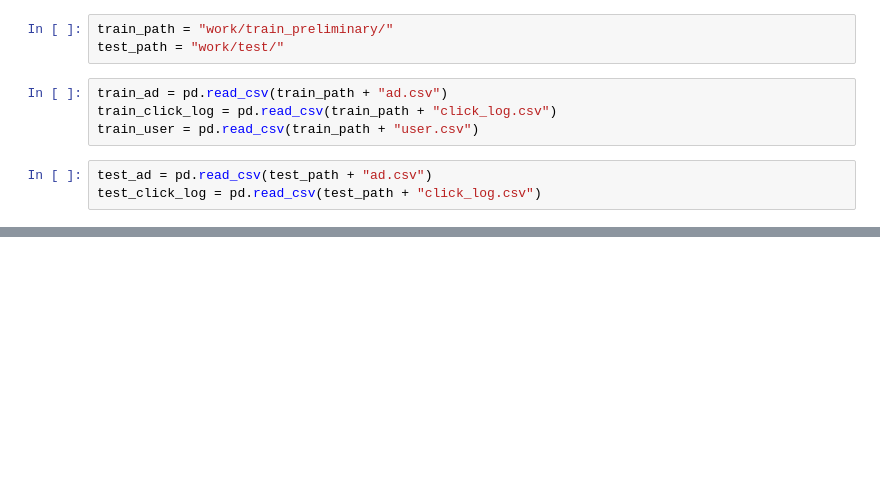
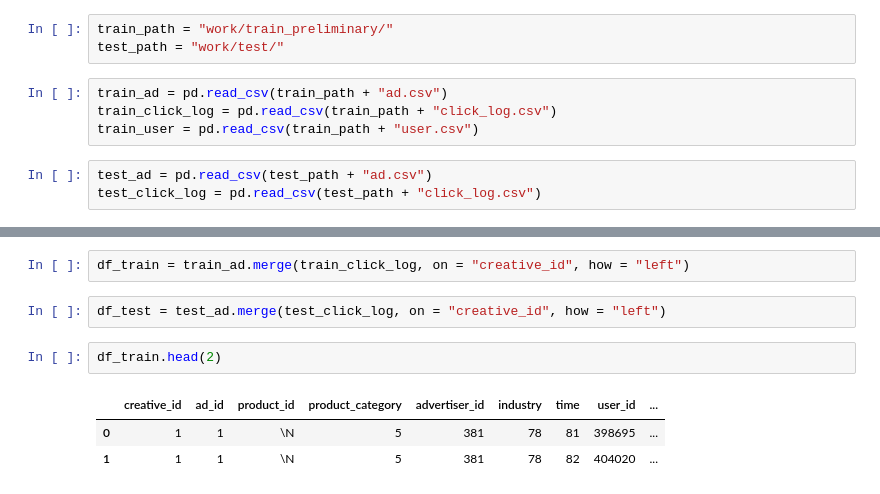
Before and after one commit to ren2504413601/TenXunGuangGao, a Jupyter notebook: 495735.ipynb, the cells around one changed output, grey strips where cells are left out. Saved outputs shown, nothing was run; the diff lists cells and outputs as text; blank space fills up the shorter version.

```diff
--- a/495735.ipynb
+++ b/495735.ipynb
@@ -103,0 +93,10 @@ sub.to_csv('submission.csv')
+# %%
+df_train = train_ad.merge(train_click_log, on = "creative_id", how = "left")
+# %%
+df_test = test_ad.merge(test_click_log, on = "creative_id", how = "left")
+# %%
+df_train.head(2)
+# %% [output]
+|  | creative_id | ad_id | product_id | product_category | advertiser_id | industry | time | user_id | ... |
+| 0 | 1 | 1 | \N | 5 | 381 | 78 | 81 | 398695 | ... |
+| 1 | 1 | 1 | \N | 5 | 381 | 78 | 82 | 404020 | ... |
```
Also changed, not shown: parts of 73 cells of this notebook.
